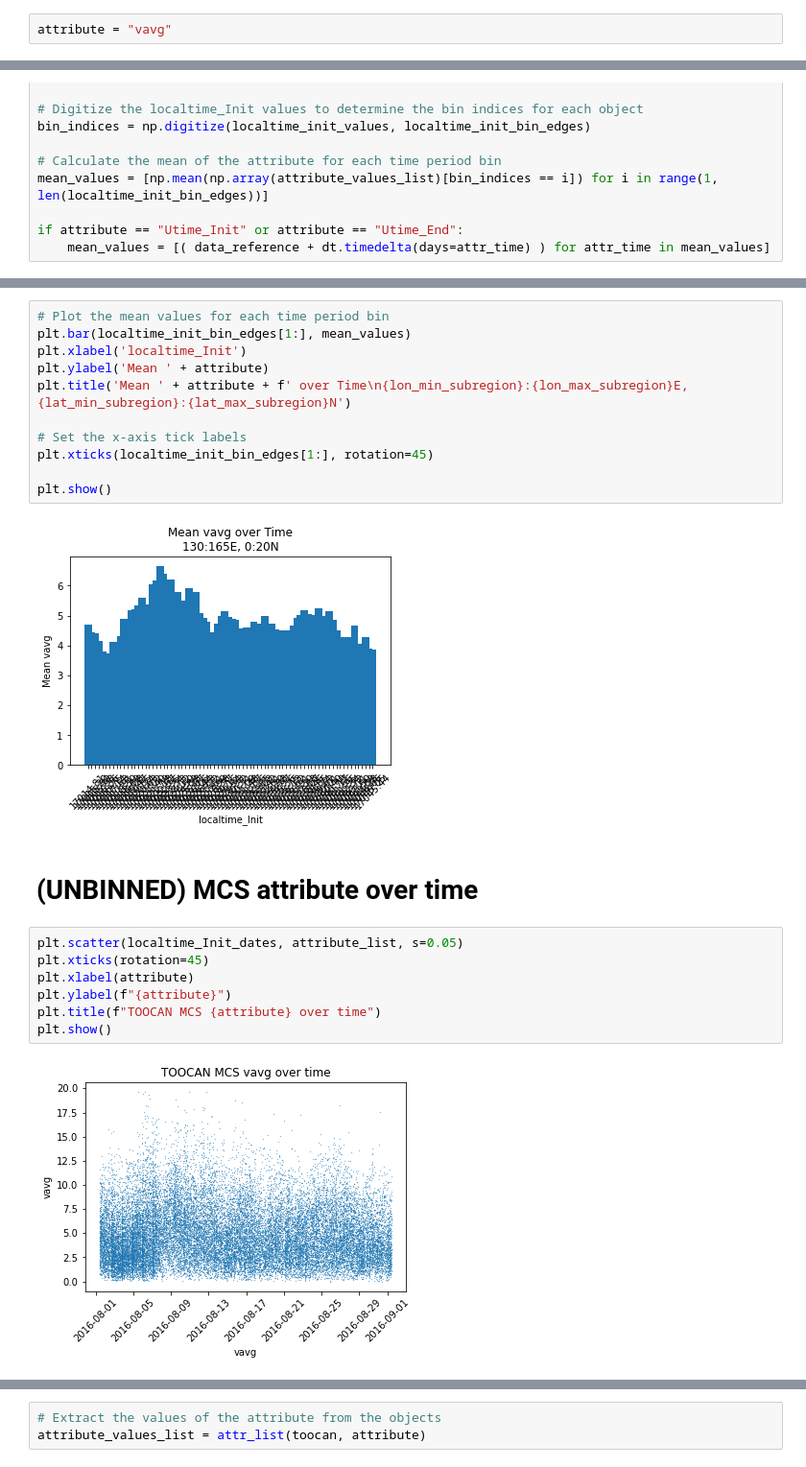
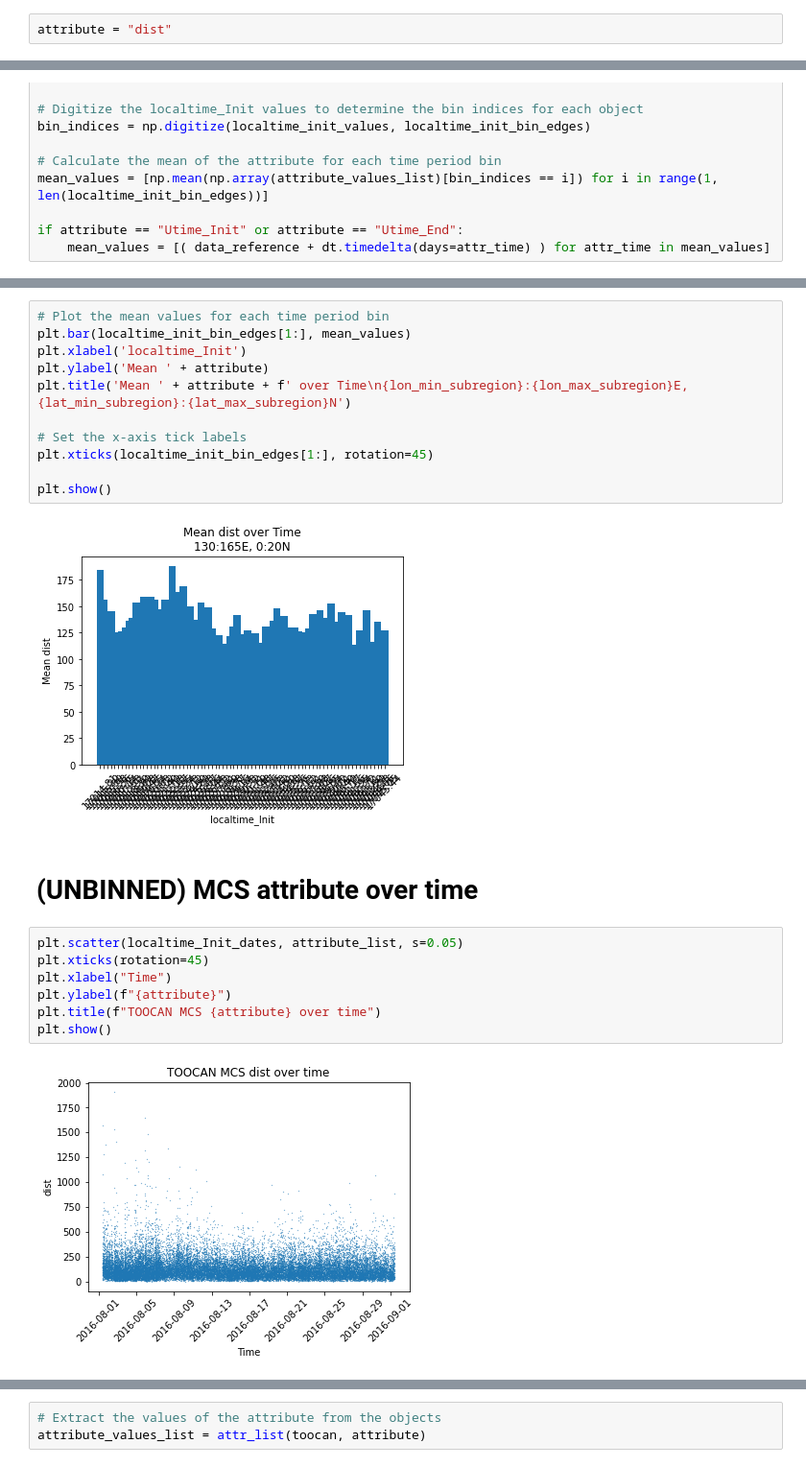
Before and after one commit to bfildier/stage-2023-rain-extremes-timing-intensity, a Jupyter notebook: scripts/start/MCS_properties/MCSprops_subregion.ipynb, the cells around one changed output, grey strips where cells are left out. Shown: that part at 96% size. Drawn from its saved outputs; the diff is of its cells as text.

```diff
--- a/scripts/start/MCS_properties/MCSprops_subregion.ipynb
+++ b/scripts/start/MCS_properties/MCSprops_subregion.ipynb
@@ -10,7 +10,7 @@ lat_max_subregion = 20
 # %% [markdown]
 <span style="color:pink">## choose attribute (listed in code below in toocan[0])</span>
 # %%
-attribute = "vavg"
+attribute = "dist"
 # %% [markdown]
 <span style="color:pink">## choose MCS index and attribute (when plotting a single MCS, which MCS do you want to look at? Which attribute?). attributes listed in code blow in under toocan[36].clusters</span>
 # %%
@@ -343,16 +345,16 @@ plt.xticks(localtime_init_bin_edges[1:], rotation=45)
 
 plt.show()
 # %% [output]
-[figure, old version]
+[figure, new version]
 # %% [markdown]
 # (UNBINNED) MCS attribute over time
 # %%
 plt.scatter(localtime_Init_dates, attribute_list, s=0.05)
 plt.xticks(rotation=45)
-plt.xlabel(attribute)
+plt.xlabel("Time")
 plt.ylabel(f"{attribute}")
 plt.title(f"TOOCAN MCS {attribute} over time")
 plt.show()
 # %% [output]
-[figure, old version]
+[figure, new version]
 # %% [markdown]
```
Also changed, not shown: parts of 14 cells of this notebook, 32 other files.
